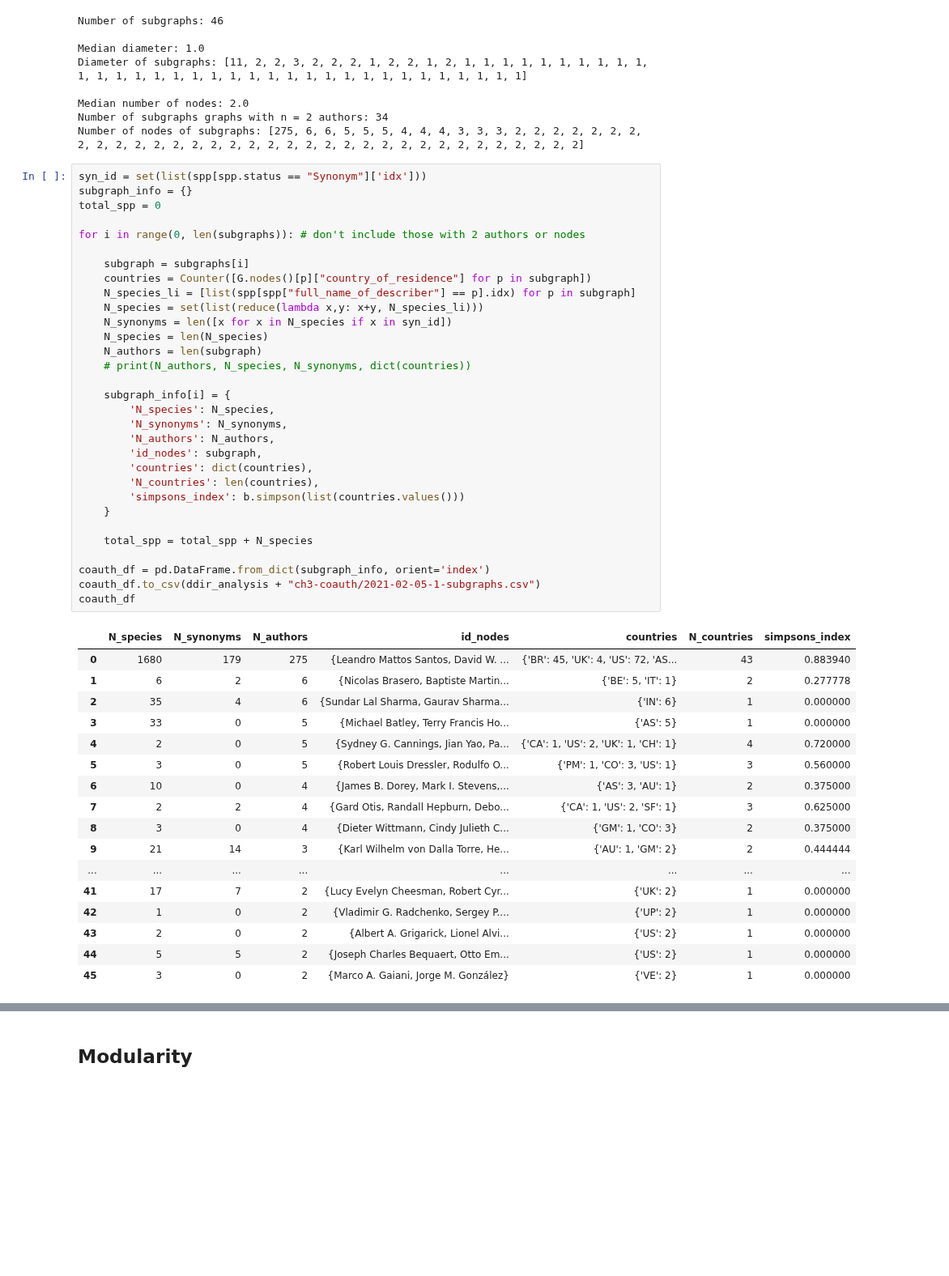
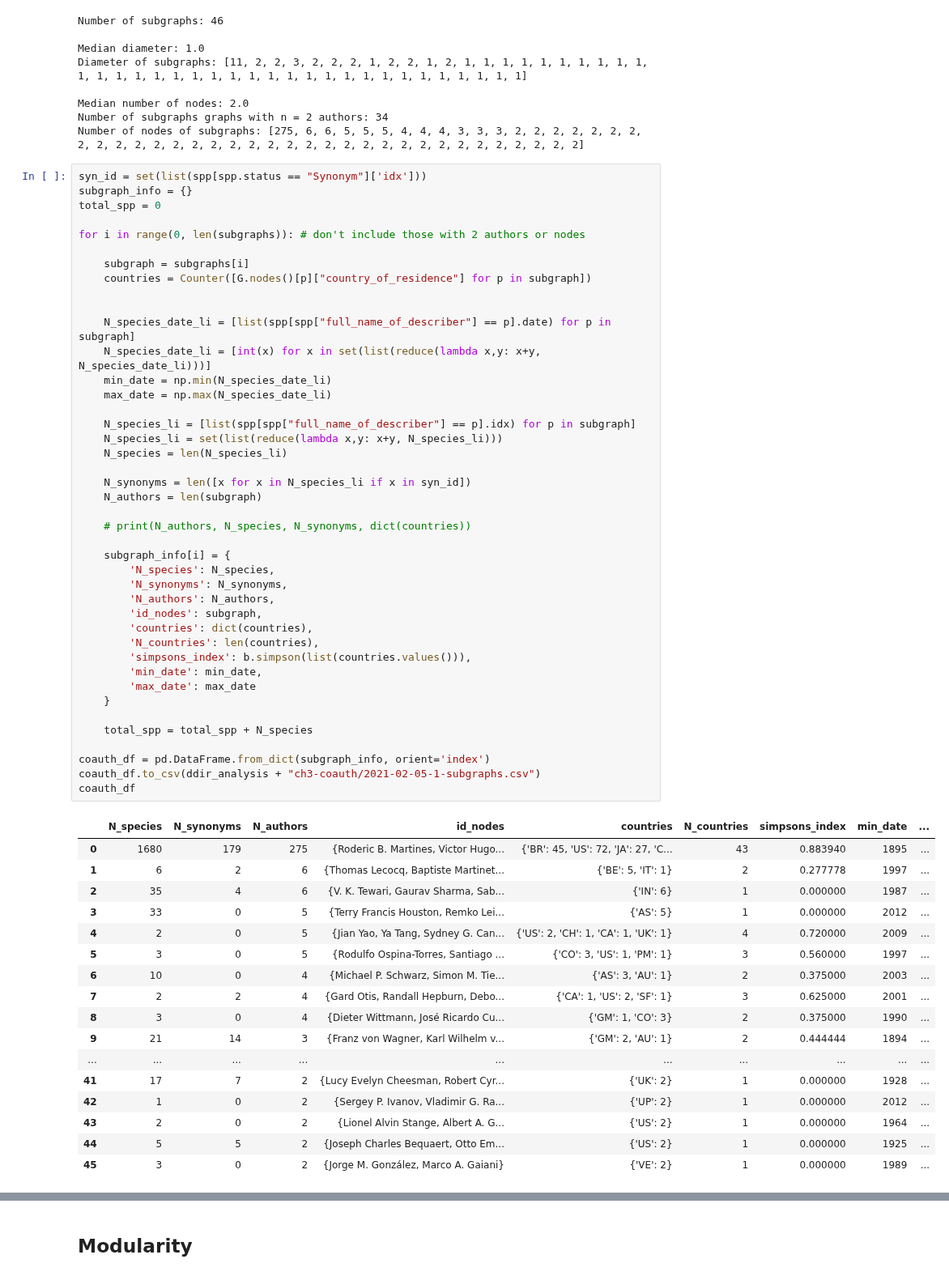
Before and after one commit to eunices/masters-thesis-code, a Jupyter notebook: 2020-08-31-jsa-type-v2-ch3-coauth/2019-09-24-coauthor-network.ipynb, the cells around one changed output, grey strips where cells are left out. Shown at 81% size. Saved outputs shown, nothing was run; the diff lists cells and outputs as text; blank space fills up the shorter version.

```diff
--- a/2020-08-31-jsa-type-v2-ch3-coauth/2019-09-24-coauthor-network.ipynb
+++ b/2020-08-31-jsa-type-v2-ch3-coauth/2019-09-24-coauthor-network.ipynb
@@ -319,49 +319,60 @@ Number of nodes of subgraphs: [275, 6, 6, 5, 5, 5, 4, 4, 4, 3, 3, 3, 2, 2, 2, 2,
 # %%
 syn_id = set(list(spp[spp.status == "Synonym"]['idx']))
 subgraph_info = {}
 total_spp = 0
 
 for i in range(0, len(subgraphs)): # don't include those with 2 authors or nodes
 
     subgraph = subgraphs[i]
     countries = Counter([G.nodes()[p]["country_of_residence"] for p in subgraph])
+
+
+    N_species_date_li = [list(spp[spp["full_name_of_describer"] == p].date) for p in subgraph]
+    N_species_date_li = [int(x) for x in set(list(reduce(lambda x,y: x+y, N_species_date_li)))]
+    min_date = np.min(N_species_date_li)
+    max_date = np.max(N_species_date_li)
+
     N_species_li = [list(spp[spp["full_name_of_describer"] == p].idx) for p in subgraph]
-    N_species = set(list(reduce(lambda x,y: x+y, N_species_li)))
-    N_synonyms = len([x for x in N_species if x in syn_id])
-    N_species = len(N_species)
+    N_species_li = set(list(reduce(lambda x,y: x+y, N_species_li)))
+    N_species = len(N_species_li)
+
+    N_synonyms = len([x for x in N_species_li if x in syn_id])
     N_authors = len(subgraph)
+
     # print(N_authors, N_species, N_synonyms, dict(countries))
 
     subgraph_info[i] = {
         'N_species': N_species,
         'N_synonyms': N_synonyms,
         'N_authors': N_authors,
         'id_nodes': subgraph,
         'countries': dict(countries),
         'N_countries': len(countries),
-        'simpsons_index': b.simpson(list(countries.values()))
+        'simpsons_index': b.simpson(list(countries.values())),
+        'min_date': min_date,
+        'max_date': max_date
     }
 
     total_spp = total_spp + N_species
 
 coauth_df = pd.DataFrame.from_dict(subgraph_info, orient='index')
 coauth_df.to_csv(ddir_analysis + "ch3-coauth/2021-02-05-1-subgraphs.csv")
 coauth_df
 # %% [output]
-|  | N_species | N_synonyms | N_authors | id_nodes | countries | N_countries | simpsons_index |
-| 0 | 1680 | 179 | 275 | {Leandro Mattos Santos, David W. ... | {'BR': 45, 'UK': 4, 'US': 72, 'AS... | 43 | 0.883940 |
-| 1 | 6 | 2 | 6 | {Nicolas Brasero, Baptiste Martin... | {'BE': 5, 'IT': 1} | 2 | 0.277778 |
-| 2 | 35 | 4 | 6 | {Sundar Lal Sharma, Gaurav Sharma... | {'IN': 6} | 1 | 0.000000 |
-| 3 | 33 | 0 | 5 | {Michael Batley, Terry Francis Ho... | {'AS': 5} | 1 | 0.000000 |
-| 4 | 2 | 0 | 5 | {Sydney G. Cannings, Jian Yao, Pa... | {'CA': 1, 'US': 2, 'UK': 1, 'CH': 1} | 4 | 0.720000 |
-| 5 | 3 | 0 | 5 | {Robert Louis Dressler, Rodulfo O... | {'PM': 1, 'CO': 3, 'US': 1} | 3 | 0.560000 |
-| 6 | 10 | 0 | 4 | {James B. Dorey, Mark I. Stevens,... | {'AS': 3, 'AU': 1} | 2 | 0.375000 |
-| 7 | 2 | 2 | 4 | {Gard Otis, Randall Hepburn, Debo... | {'CA': 1, 'US': 2, 'SF': 1} | 3 | 0.625000 |
-| 8 | 3 | 0 | 4 | {Dieter Wittmann, Cindy Julieth C... | {'GM': 1, 'CO': 3} | 2 | 0.375000 |
-| 9 | 21 | 14 | 3 | {Karl Wilhelm von Dalla Torre, He... | {'AU': 1, 'GM': 2} | 2 | 0.444444 |
-| ... | ... | ... | ... | ... | ... | ... | ... |
-| 41 | 17 | 7 | 2 | {Lucy Evelyn Cheesman, Robert Cyr... | {'UK': 2} | 1 | 0.000000 |
-| 42 | 1 | 0 | 2 | {Vladimir G. Radchenko, Sergey P.... | {'UP': 2} | 1 | 0.000000 |
-| 43 | 2 | 0 | 2 | {Albert A. Grigarick, Lionel Alvi... | {'US': 2} | 1 | 0.000000 |
-| 44 | 5 | 5 | 2 | {Joseph Charles Bequaert, Otto Em... | {'US': 2} | 1 | 0.000000 |
-| 45 | 3 | 0 | 2 | {Marco A. Gaiani, Jorge M. González} | {'VE': 2} | 1 | 0.000000 |
+|  | N_species | N_synonyms | N_authors | id_nodes | countries | N_countries | simpsons_index | min_date | ... |
+| 0 | 1680 | 179 | 275 | {Roderic B. Martines, Victor Hugo... | {'BR': 45, 'US': 72, 'JA': 27, 'C... | 43 | 0.883940 | 1895 | ... |
+| 1 | 6 | 2 | 6 | {Thomas Lecocq, Baptiste Martinet... | {'BE': 5, 'IT': 1} | 2 | 0.277778 | 1997 | ... |
+| 2 | 35 | 4 | 6 | {V. K. Tewari, Gaurav Sharma, Sab... | {'IN': 6} | 1 | 0.000000 | 1987 | ... |
+| 3 | 33 | 0 | 5 | {Terry Francis Houston, Remko Lei... | {'AS': 5} | 1 | 0.000000 | 2012 | ... |
+| 4 | 2 | 0 | 5 | {Jian Yao, Ya Tang, Sydney G. Can... | {'US': 2, 'CH': 1, 'CA': 1, 'UK': 1} | 4 | 0.720000 | 2009 | ... |
+| 5 | 3 | 0 | 5 | {Rodulfo Ospina-Torres, Santiago ... | {'CO': 3, 'US': 1, 'PM': 1} | 3 | 0.560000 | 1997 | ... |
+| 6 | 10 | 0 | 4 | {Michael P. Schwarz, Simon M. Tie... | {'AS': 3, 'AU': 1} | 2 | 0.375000 | 2003 | ... |
+| 7 | 2 | 2 | 4 | {Gard Otis, Randall Hepburn, Debo... | {'CA': 1, 'US': 2, 'SF': 1} | 3 | 0.625000 | 2001 | ... |
+| 8 | 3 | 0 | 4 | {Dieter Wittmann, José Ricardo Cu... | {'GM': 1, 'CO': 3} | 2 | 0.375000 | 1990 | ... |
+| 9 | 21 | 14 | 3 | {Franz von Wagner, Karl Wilhelm v... | {'GM': 2, 'AU': 1} | 2 | 0.444444 | 1894 | ... |
+| ... | ... | ... | ... | ... | ... | ... | ... | ... | ... |
+| 41 | 17 | 7 | 2 | {Lucy Evelyn Cheesman, Robert Cyr... | {'UK': 2} | 1 | 0.000000 | 1928 | ... |
+| 42 | 1 | 0 | 2 | {Sergey P. Ivanov, Vladimir G. Ra... | {'UP': 2} | 1 | 0.000000 | 2012 | ... |
+| 43 | 2 | 0 | 2 | {Lionel Alvin Stange, Albert A. G... | {'US': 2} | 1 | 0.000000 | 1964 | ... |
+| 44 | 5 | 5 | 2 | {Joseph Charles Bequaert, Otto Em... | {'US': 2} | 1 | 0.000000 | 1925 | ... |
+| 45 | 3 | 0 | 2 | {Jorge M. González, Marco A. Gaiani} | {'VE': 2} | 1 | 0.000000 | 1989 | ... |
```
Also changed, not shown: parts of 4 cells of this notebook, 1 other file.
